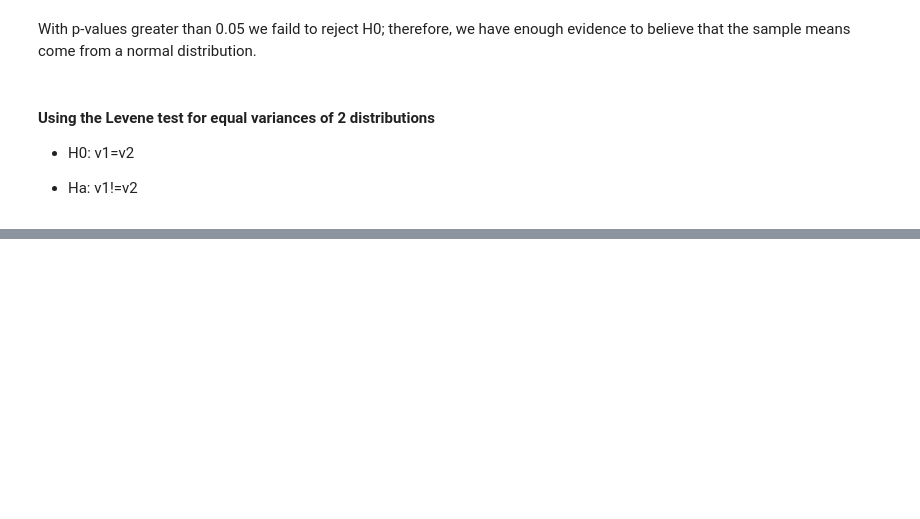
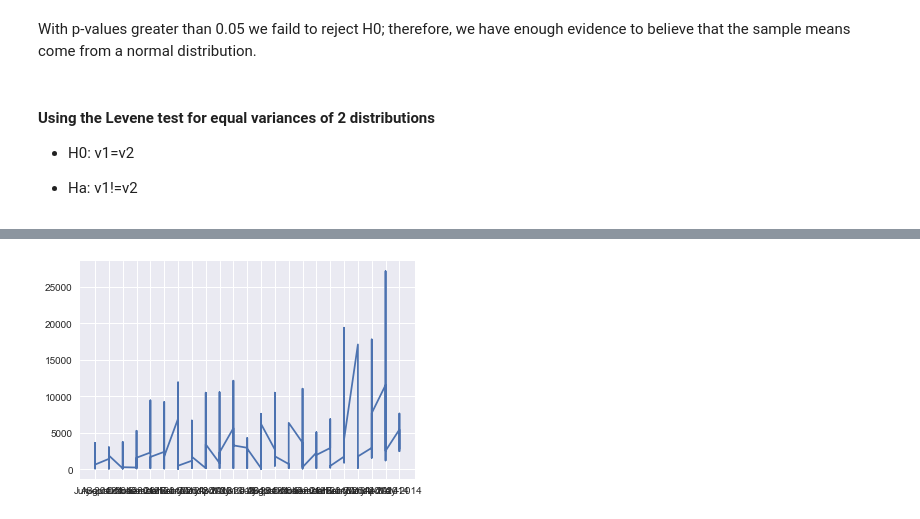
Before and after one commit to Francismorales/dsc-mod-3-project-online-ds-pt-061019, a Jupyter notebook: Project2-Northwind_Hypothesis_Testing.ipynb, the cells around one changed output, grey strips where cells are left out. Saved outputs shown, nothing was run; the diff lists cells and outputs as text; code cells hidden in the pictures; blank space fills up the shorter version.

```diff
--- a/Project2-Northwind_Hypothesis_Testing.ipynb
+++ b/Project2-Northwind_Hypothesis_Testing.ipynb
@@ -532,0 +548,13 @@ With p-values greater than 0.05 we faild to reject H0; therefore, we have enough
+# %%
+data9 = pd.read_sql_query('''SELECT o.OrderDate,
+                            SUM((od.UnitPrice * od.Quantity) - (od.UnitPrice * od.Quantity * od.Discount )) as 'TotalAmount'
+                            FROM 'Order' o
+                            JOIN 'OrderDetail' od ON o.Id = od.OrderId
+                            GROUP BY o.OrderDate
+                            ;''', cnx)
+# %%
+data9['OrderDate'] = pd.to_datetime(data9['OrderDate'])
+# df['date_column'] = pd.to_datetime(df['date_column'])
+# %%
+# df['mnth_yr'] = df['date_column'].apply(lambda x: x.strftime('%B-%Y'))
+data9['mnth_yr'] = data9['OrderDate'].apply(lambda x: x.strftime('%B-%Y'))
@@ -532,0 +570,6 @@ With p-values greater than 0.05 we faild to reject H0; therefore, we have enough
+# %%
+plt.figsize = (25,25)
+plt.plot(data9['mnth_yr'], data9['TotalAmount'])
+plt.show()
+# %% [output]
+[figure, added]
```
Also changed, not shown: parts of 6 cells of this notebook.
